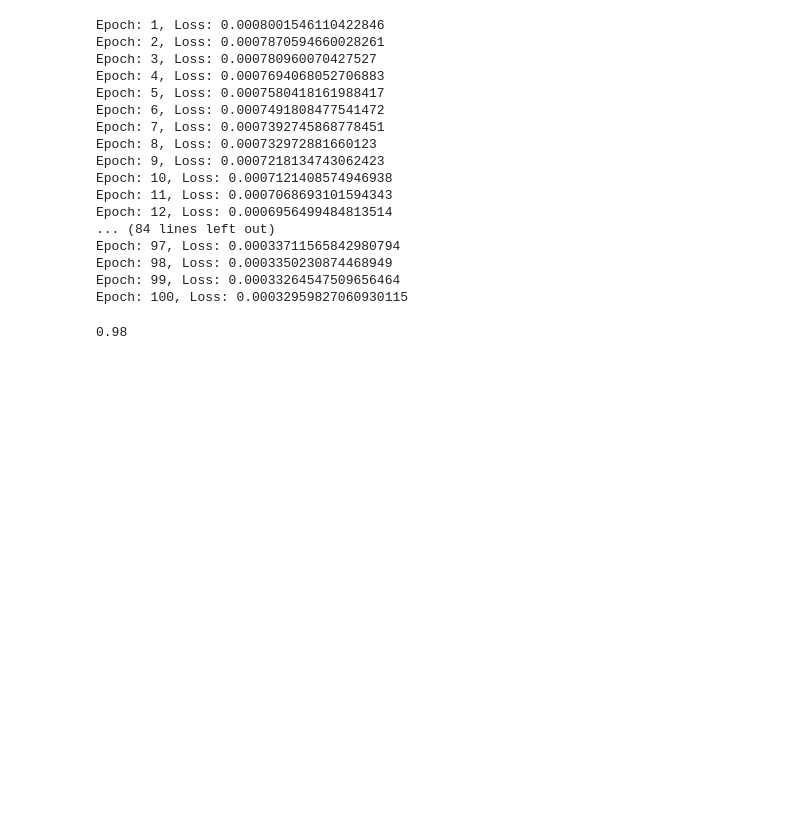
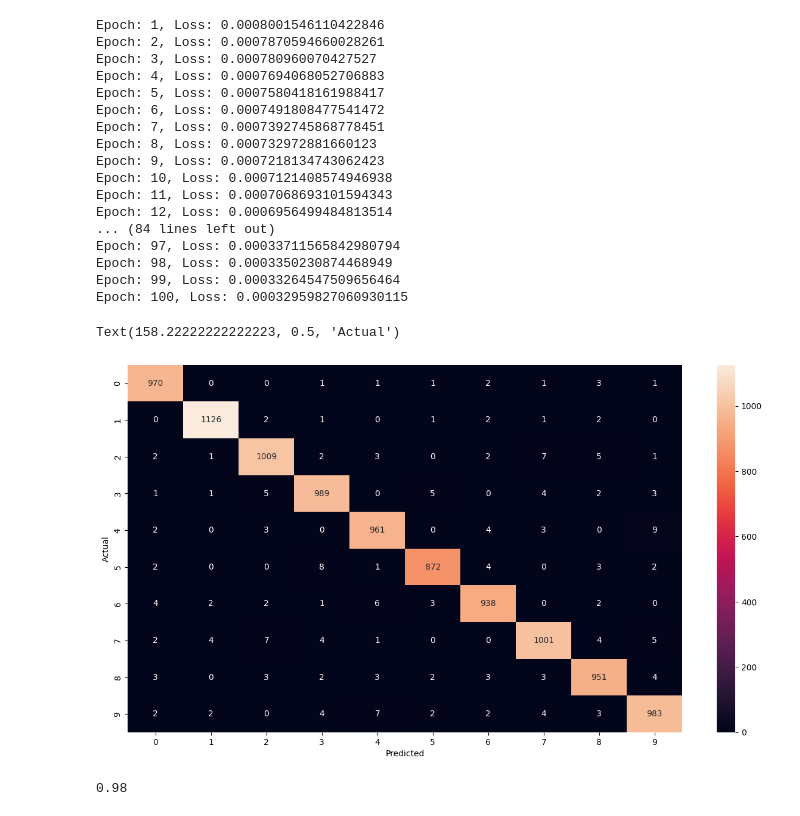
Before and after one commit to iztihad110/Pytorch-and-Deep-Learning, a Jupyter notebook: training_the_mnist_dataset.ipynb, the cells around one changed output. Drawn from its saved outputs; the diff is of its cells as text; code cells hidden in the pictures; blank space fills up the shorter version.

```diff
--- a/training_the_mnist_dataset.ipynb
+++ b/training_the_mnist_dataset.ipynb
@@ -129,8 +131,8 @@ Epoch: 100, Loss: 0.00032959827060930115
 # %%
 with torch.no_grad():
 
-    total = 0
-    correct = 0
+    all_predicted = []
+    all_labels = []
 
     for batch_features, batch_labels in test_dataloader:
 
@@ -141,12 +143,19 @@ with torch.no_grad():
 
         _, y_predict = torch.max(output, 1)
 
-        correct = correct + (y_predict == batch_labels).sum().item()
-
-        total = total + batch_features.shape[0]
-
-    accuracy = correct/total
-
-    print(accuracy)
+        all_predicted.extend(y_predict.cpu().numpy())
+        all_labels.extend(batch_labels.cpu().numpy())
-# %% [output]
-0.98
+# %%
+cm = confusion_matrix(all_labels, all_predicted)
+plt.figure(figsize=(15, 8))
+sn.heatmap(cm, fmt='d', annot=True)
+plt.xlabel("Predicted")
+plt.ylabel("Actual")
+# %% [output]
+Text(158.22222222222223, 0.5, 'Actual')
+[figure, added]
+# %%
+accuracy = accuracy_score(all_labels, all_predicted)
+accuracy
+# %% [output]
+0.98
```
Also changed, not shown: parts of 1 cell of this notebook.
